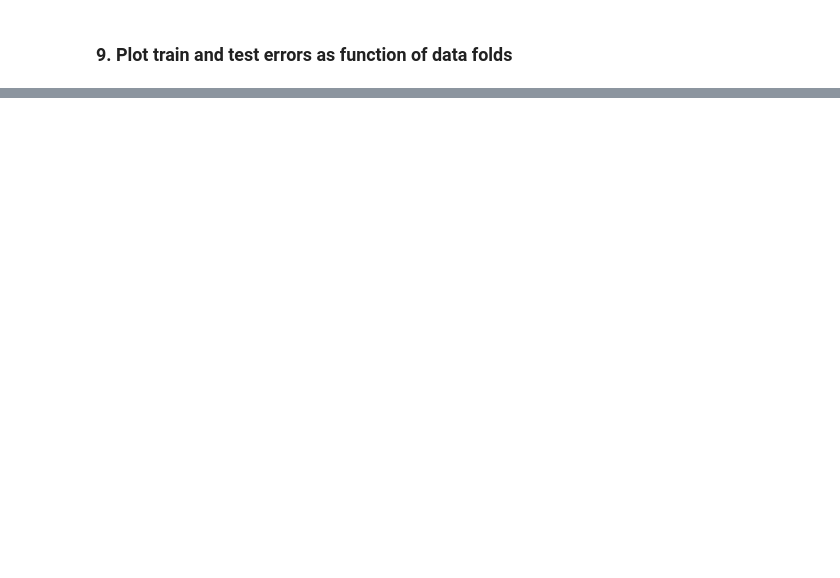
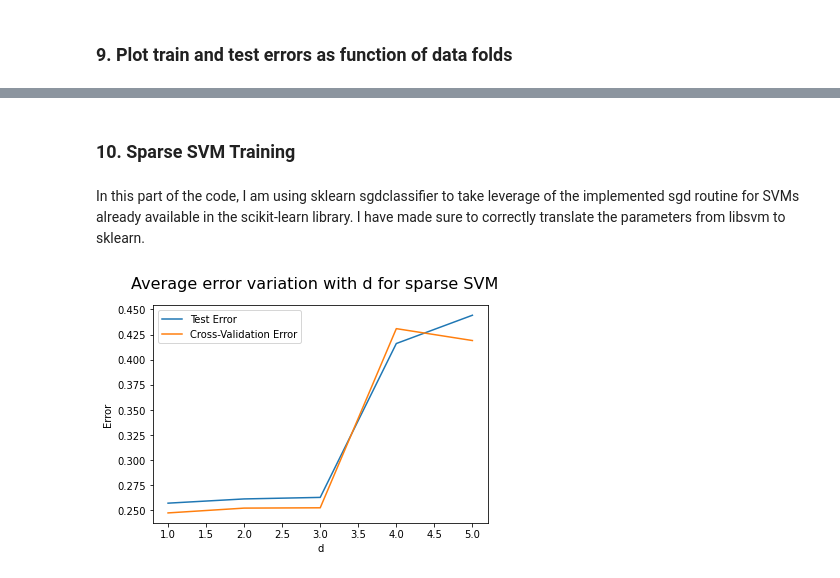
Before and after one commit to ankitbha/fml_hw2, a Jupyter notebook: hw2.ipynb, the cells around one changed output, grey strips where cells are left out. Cells and saved outputs as stored; diff of their text form; code cells hidden in the pictures; blank space fills up the shorter version.

Commit message:
[MAJOR] Added code for sparse svm and marginal support vector counting.

```diff
--- a/hw2.ipynb
+++ b/hw2.ipynb
@@ -401,0 +430,35 @@ Accuracy = 79.0187% (1981/2507) (classification)
+# %% [markdown]
+### 10. Sparse SVM Training
+# %%
+cv_err = []
+test_err = []
+# %% [markdown]
+In this part of the code, I am using sklearn sgdclassifier to take leverage of the implemented sgd routine for SVMs already available in the scikit-learn library. I have made sure to correctly translate the parameters from libsvm to sklearn.
+# %%
+arr_xtr = scaled_xtr.toarray()
+arr_xts = scaled_xts.toarray()
+for d in d_list:
+    err_cv, err_test = [], []
+    ps = PolynomialCountSketch(degree=d, random_state=1)
+    arr_xtr = ps.fit_transform(arr_xtr)
+    arr_xts = ps.fit_transform(arr_xts)
+    for train_idx, val_idx in kf.split(X=arr_xtr, y=ytr):
+        clf = SGDClassifier(penalty='l1', alpha=(1.0/243))
+        clf.fit(arr_xtr[train_idx], ytr[train_idx])
+        err_cv.append(1-clf.score(arr_xtr[val_idx], ytr[val_idx]))
+        err_test.append(1-clf.score(arr_xts, yts))
+    cv_err.append(sum(err_cv)*1.0/len(err_cv))
+    test_err.append(sum(err_test)*1.0/len(err_test))
+# %%
+fig = plt.figure()
+fig.suptitle('Average error variation with d for sparse SVM', fontsize=16)
+fig_x = d_list
+fig_ycv, fig_yt = cv_err, test_err
+plt.plot(fig_x, fig_yt, label='Test Error')
+plt.plot(fig_x, fig_ycv, label='Cross-Validation Error')
+plt.xlabel('d')
+plt.ylabel('Error')
+plt.legend()
+plt.show()
+# %% [output]
+[figure, added]
```
Also changed, not shown: parts of 12 cells of this notebook.
